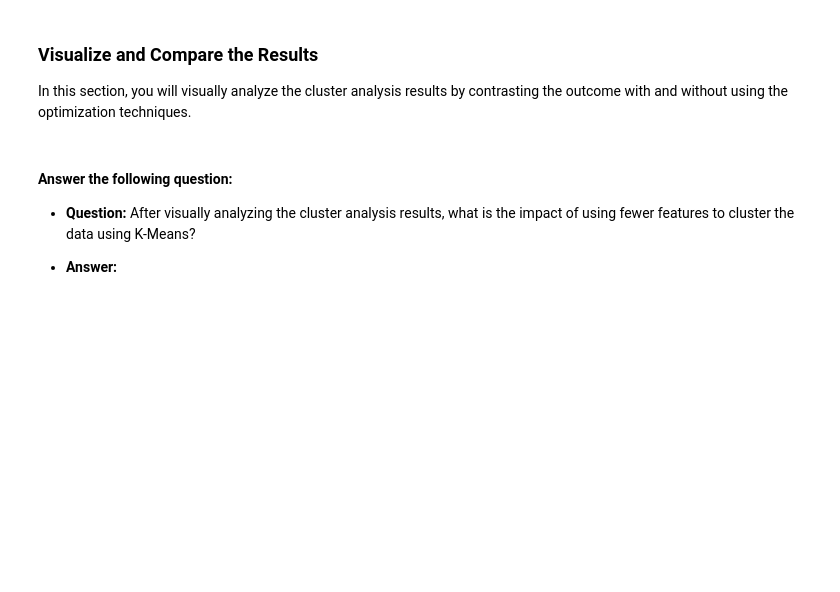
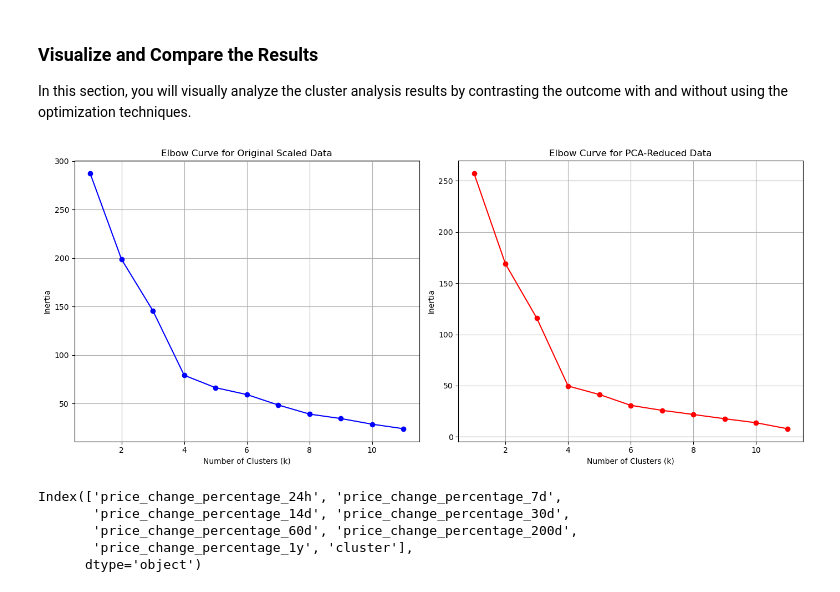
Before and after one commit to cmaijala/CryptoClustering, a Jupyter notebook: Crypto_Clustering.ipynb, the cells around one changed output. Saved outputs shown, nothing was run; the diff lists cells and outputs as text; code cells hidden in the pictures; blank space fills up the shorter version.

```diff
--- a/Crypto_Clustering.ipynb
+++ b/Crypto_Clustering.ipynb
@@ -466,6 +460,37 @@ In this section, you will visually analyze the cluster analysis results by contr
-# %% [markdown]
-#### Answer the following question:
-
-  * **Question:** After visually analyzing the cluster analysis results, what is the impact of using fewer features to cluster the data using K-Means?
-
-  * **Answer:**
+# %%
+# Composite plot to contrast the Elbow curves
+# # Create a figure and axis with 2 subplots side by side (1 row, 2 columns)
+fig, axes = plt.subplots(1, 2, figsize=(14, 6))
+
+# Plot the Elbow curve for the original scaled data
+axes[0].plot(df_elbow["k"], df_elbow["inertia"], marker='o', linestyle='-', color='b')
+axes[0].set_xlabel("Number of Clusters (k)")
+axes[0].set_ylabel("Inertia")
+axes[0].set_title("Elbow Curve for Original Scaled Data")
+axes[0].grid(True)
+
+# Plot the Elbow curve for the PCA data
+axes[1].plot(df_elbow_pca["k"], df_elbow_pca["inertia"], marker='o', linestyle='-', color='r')
+axes[1].set_xlabel("Number of Clusters (k)")
+axes[1].set_ylabel("Inertia")
+axes[1].set_title("Elbow Curve for PCA-Reduced Data")
+axes[1].grid(True)
+
+# Adjust layout for better spacing between plots
+plt.tight_layout()
+
+# Display the composite plot
+plt.show()
+# %% [output]
+[figure, added]
+# %%
+print(market_df_scaled_copy.columns
+)
+
+market_df_scaled_copy['Cluster'] = kmeans_pca.labels_
+# %% [output]
+Index(['price_change_percentage_24h', 'price_change_percentage_7d',
+       'price_change_percentage_14d', 'price_change_percentage_30d',
+       'price_change_percentage_60d', 'price_change_percentage_200d',
+       'price_change_percentage_1y', 'cluster'],
+      dtype='object')
```
Also changed, not shown: parts of 4 cells of this notebook.
